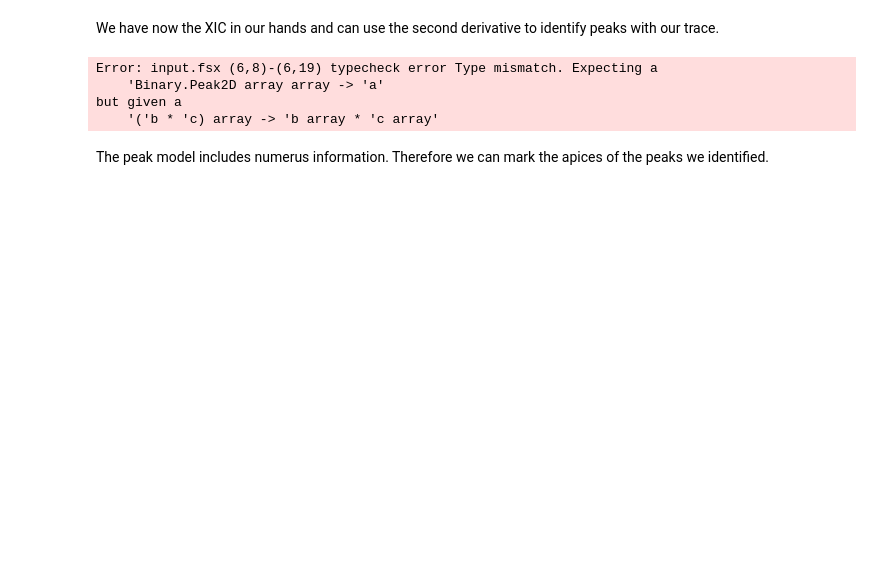
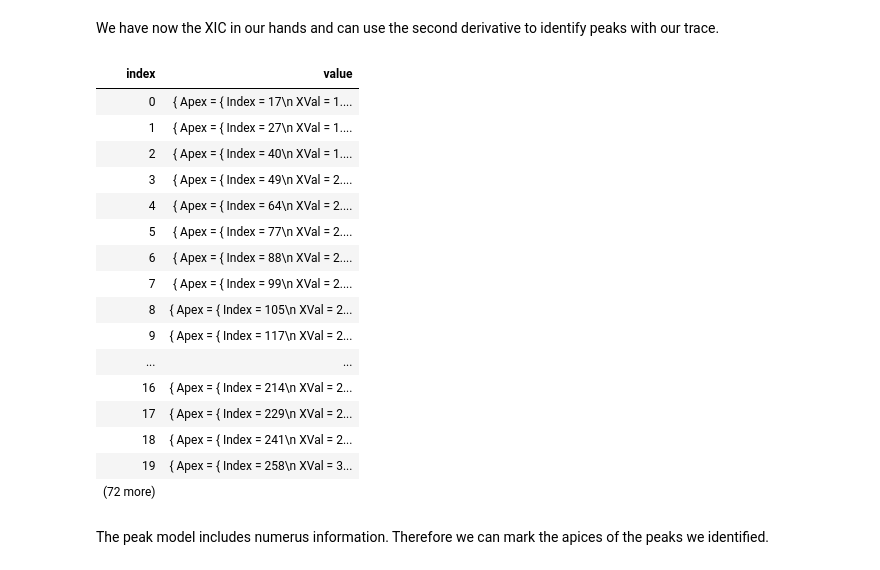
Before and after one commit to paulineHans/BIO-BTE-06-L-7, a Jupyter notebook: Notebooks/NB05a_Quantification.ipynb, the cells around one changed output. Saved outputs shown, nothing was run; the diff lists cells and outputs as text; code cells hidden in the pictures; blank space fills up the shorter version.

```diff
--- a/Notebooks/NB05a_Quantification.ipynb
+++ b/Notebooks/NB05a_Quantification.ipynb
@@ -275,20 +363,36 @@ We have now the XIC in our hands and can use the second derivative to identify p
 # %%
 // Code-Block 3
 
 // get all peaks
 let peaks =
-    xic
-    |> Array.unzip
-    |> (fun (ret, intensity) ->
-        FSharp.Stats.Signal.PeakDetection.SecondDerivative.getPeaks 0.1 2 13 ret intensity
+    baselineCorrection
+    |> Array.map (fun peak ->
+        peak
+        |> Array.unzip
+        |> (fun (ret, intensity) ->
+            FSharp.Stats.Signal.PeakDetection.SecondDerivative.getPeaks 0.1 2 13 ret intensity
         )
+    )
 
 peaks |> Array.head
 # %% [output]
-Error: input.fsx (6,8)-(6,19) typecheck error Type mismatch. Expecting a
-    'Binary.Peak2D array array -> 'a'
-but given a
-    '('b * 'c) array -> 'b array * 'c array'
+| index | value |
+| 0 | { Apex = { Index = 17\n XVal = 1.... |
+| 1 | { Apex = { Index = 27\n XVal = 1.... |
+| 2 | { Apex = { Index = 40\n XVal = 1.... |
+| 3 | { Apex = { Index = 49\n XVal = 2.... |
+| 4 | { Apex = { Index = 64\n XVal = 2.... |
+| 5 | { Apex = { Index = 77\n XVal = 2.... |
+| 6 | { Apex = { Index = 88\n XVal = 2.... |
+| 7 | { Apex = { Index = 99\n XVal = 2.... |
+| 8 | { Apex = { Index = 105\n XVal = 2... |
+| 9 | { Apex = { Index = 117\n XVal = 2... |
+| ... | ... |
+| 16 | { Apex = { Index = 214\n XVal = 2... |
+| 17 | { Apex = { Index = 229\n XVal = 2... |
+| 18 | { Apex = { Index = 241\n XVal = 2... |
+| 19 | { Apex = { Index = 258\n XVal = 3... |
+| (72 more) |  |
 # %% [markdown]
 The peak model includes numerus information. Therefore we can mark the apices of the peaks we identified.
 # %%
```
Also changed, not shown: parts of 14 cells of this notebook, 1 other file.
